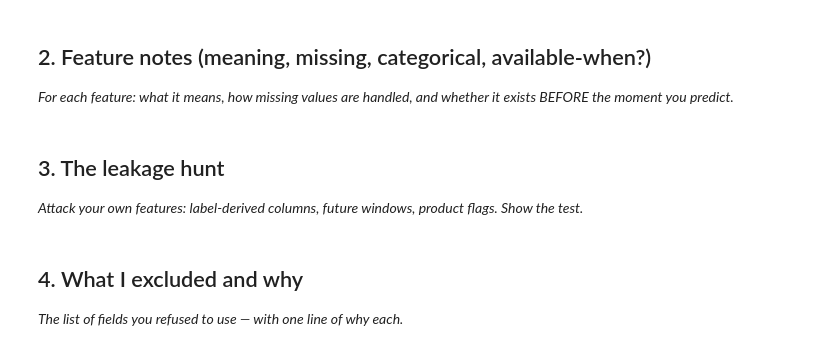
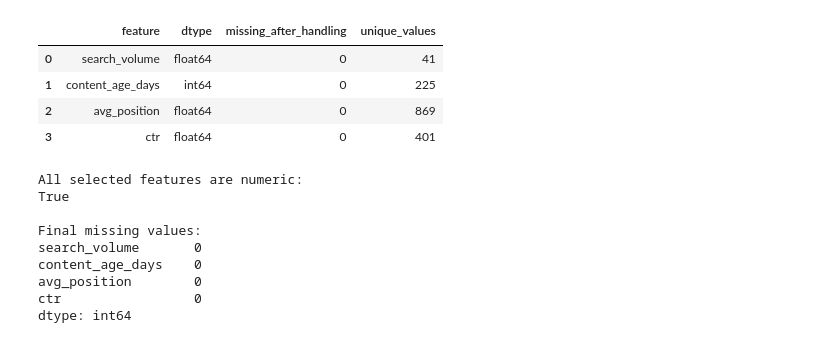
Before and after one commit to HashamHassan-01/flyrank-ml-internship-hasham, a Jupyter notebook: work/notebooks/w03_feature_leakage_check.ipynb, the cells around one changed output. Drawn from its saved outputs; the diff is of its cells as text; code cells hidden in the pictures.

Commit message:
Complete ML-05 feature vector and leakage checks

```diff
--- a/work/notebooks/w03_feature_leakage_check.ipynb
+++ b/work/notebooks/w03_feature_leakage_check.ipynb
@@ -12,0 +48,27 @@ This skeleton is yours to fill. Work the sections **in order** — each one has
+# %%
+# Define the observable features used for the content opportunity analysis
+feature_cols = [
+    "search_volume",
+    "content_age_days",
+    "avg_position",
+    "ctr"
+]
+
+# Build a copy of the feature matrix
+X = df[feature_cols].copy()
+
+# Check missing values before handling them
+print("Missing values before handling:")
+print(X.isna().sum())
+
+# Fill missing numeric values using the median of each feature
+X = X.fillna(X.median())
+
+# Final checks
+print("\nFeature vector shape:", X.shape)
+
+print("\nMissing values after handling:")
+print(X.isna().sum())
+
+print("\nFeature preview:")
+display(X.head())
@@ -13,7 +116,35 @@ This skeleton is yours to fill. Work the sections **in order** — each one has
 # %%
 # This cell is for CODE (numbers, a query, a check).
 # Write your text answer in the cell ABOVE this one — typing sentences here breaks Run All.
+
+# Summarize the selected features
+
+feature_notes = pd.DataFrame({
+    "feature": feature_cols,
+    "dtype": [str(X[col].dtype) for col in feature_cols],
+    "missing_after_handling": [int(X[col].isna().sum()) for col in feature_cols],
+    "unique_values": [int(X[col].nunique()) for col in feature_cols]
+})
+
+display(feature_notes)
+
+print("\nAll selected features are numeric:")
+print(all(pd.api.types.is_numeric_dtype(X[col]) for col in feature_cols))
+
+print("\nFinal missing values:")
+print(X.isna().sum())
+# %% [output]
+|  | feature | dtype | missing_after_handling | unique_values |
+| 0 | search_volume | float64 | 0 | 41 |
+| 1 | content_age_days | int64 | 0 | 225 |
+| 2 | avg_position | float64 | 0 | 869 |
+| 3 | ctr | float64 | 0 | 401 |
+All selected features are numeric:
+True
+
+Final missing values:
+search_volume       0
+content_age_days    0
+avg_position        0
+ctr                 0
+dtype: int64
-# %% [markdown]
-## 2. Feature notes (meaning, missing, categorical, available-when?)
-
-*For each feature: what it means, how missing values are handled, and whether it exists BEFORE the moment you predict.*
@@ -23,4 +150,0 @@ This skeleton is yours to fill. Work the sections **in order** — each one has
-# %% [markdown]
-## 3. The leakage hunt
-
-*Attack your own features: label-derived columns, future windows, product flags. Show the test.*
@@ -30,4 +150,0 @@ This skeleton is yours to fill. Work the sections **in order** — each one has
-# %% [markdown]
-## 4. What I excluded and why
-
-*The list of fields you refused to use — with one line of why each.*
```
Also changed, not shown: parts of 14 cells of this notebook.
